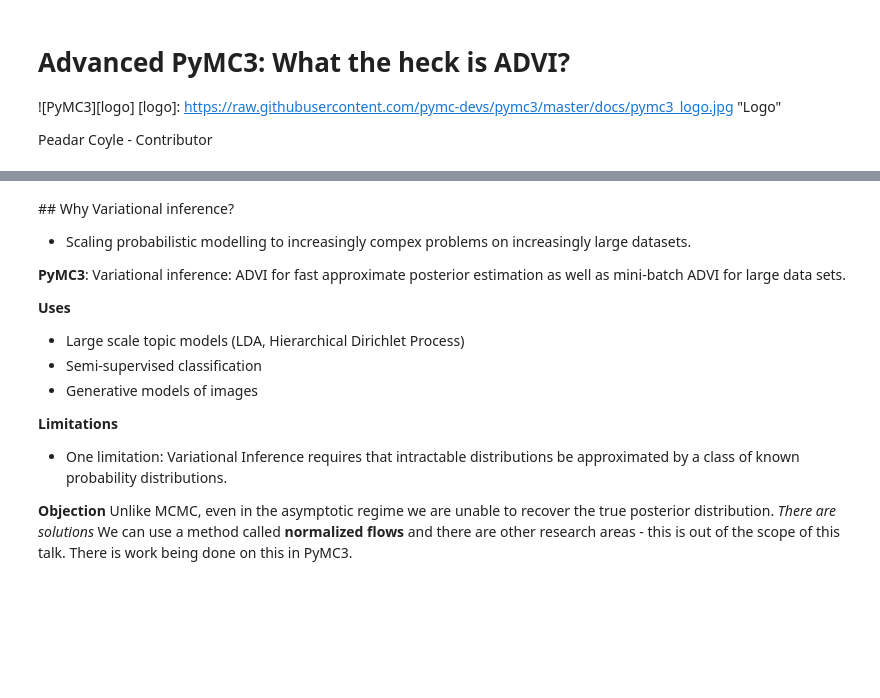
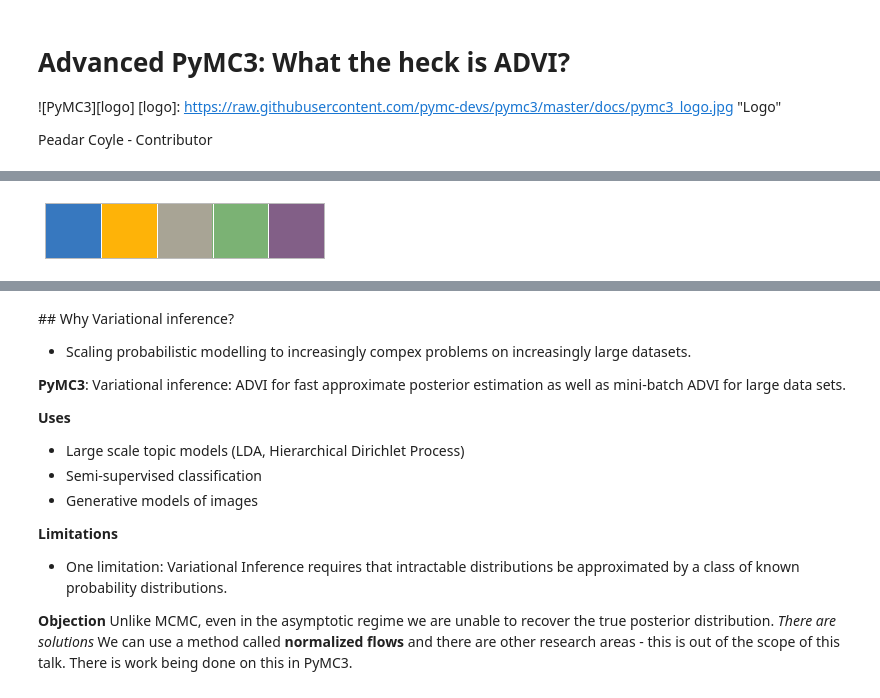
Before and after one commit to springcoil/advanced_pymc3, a Jupyter notebook: ADVI_Exploration_Advanced_PyMC3.ipynb, the cells around one changed output, grey strips where cells are left out. Drawn from its saved outputs; the diff is of its cells as text; code cells hidden in the pictures; blank space fills up the shorter version.

```diff
--- a/ADVI_Exploration_Advanced_PyMC3.ipynb
+++ b/ADVI_Exploration_Advanced_PyMC3.ipynb
@@ -41,0 +51,18 @@ Git hash   : 9e9600833c1d618fcc47e166210250eee5aa9632
+# %%
+# configure pyplot for readability when rendered as a slideshow and projected
+plt.rc('figure', figsize=(8, 6))
+
+LABELSIZE = 14
+plt.rc('axes', labelsize=LABELSIZE)
+plt.rc('axes', titlesize=LABELSIZE)
+plt.rc('figure', titlesize=LABELSIZE)
+plt.rc('legend', fontsize=LABELSIZE)
+plt.rc('xtick', labelsize=LABELSIZE)
+plt.rc('ytick', labelsize=LABELSIZE)
+
+plt.rc('animation', writer='avconv')
+# %%
+colors = ["windows blue", "amber", "greyish", "faded green", "dusty purple"]
+sns.palplot(sns.xkcd_palette(colors))
+# %% [output]
+[figure, added]
```
Also changed, not shown: parts of 5 cells of this notebook, 3 other files.
